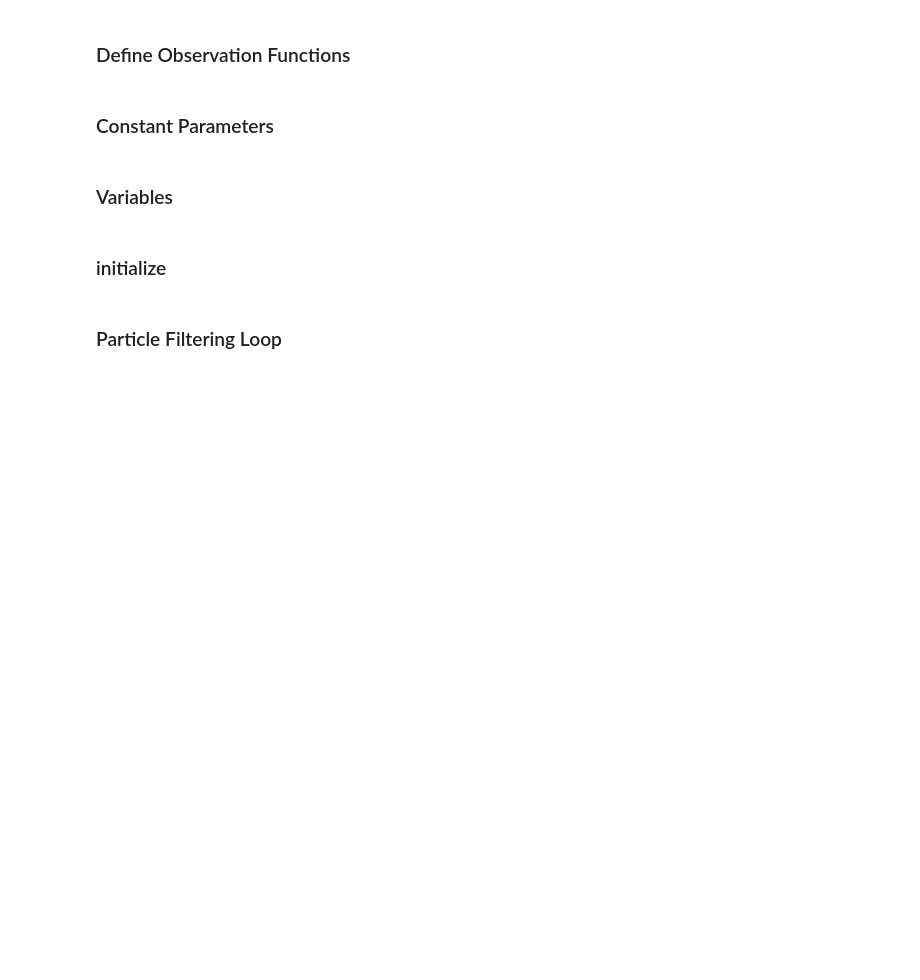
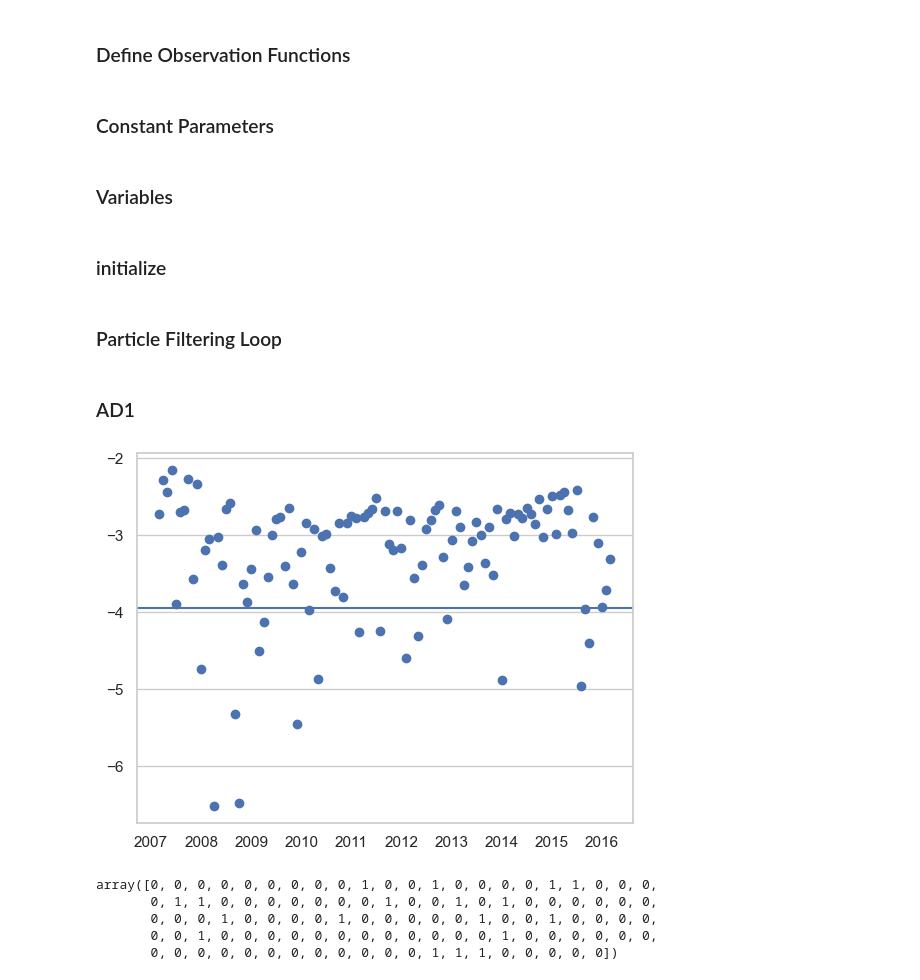
Before and after one commit to zg915/PF-PortfolioStrategies, a Jupyter notebook: SMSV+EMASO.ipynb, the cells around one changed output. Cells and saved outputs as stored; diff of their text form; code cells hidden in the pictures; blank space fills up the shorter version.

Commit message:
Anomaly Detection

```diff
--- a/SMSV+EMASO.ipynb
+++ b/SMSV+EMASO.ipynb
@@ -153,3 +154,25 @@ for t in tqdm(range(1, T, 1)):
     σ_x[t] = p_σ_x[t, sample_indices]
     ϕ_μ[t] = p_ϕ_μ[t, sample_indices]
     σ_μ[t] = p_σ_μ[t, sample_indices]
+# %% [markdown]
+### AD1
+# %%
+# define the log likelihood at time t by l(yt) ≡ log p(yt|Zt) which is approximately calculated with taking log of the right hand side of
+log_likelihood = np.log(np.mean(α, axis=1))
+
+# threshold is set to be about the 5 percentile of {l(yt )}t=6,...,47, which corresponds to the second lowest value in {l(yt )}t=6,...,47.
+threshold = np.sort(log_likelihood[6:48])[1]
+
+plt.scatter(dates[47:], log_likelihood[47:])
+plt.axhline(y=threshold)
+plt.show()
+# if l(yt) takes a lower value than a predetermined threshold at time t, we regard yt as an anomaly.
+AD1 = (log_likelihood[48:] < threshold).astype(int)
+AD1
+# %% [output]
+[figure, added]
+array([0, 0, 0, 0, 0, 0, 0, 0, 0, 1, 0, 0, 1, 0, 0, 0, 0, 1, 1, 0, 0, 0,
+       0, 1, 1, 0, 0, 0, 0, 0, 0, 0, 1, 0, 0, 1, 0, 1, 0, 0, 0, 0, 0, 0,
+       0, 0, 0, 1, 0, 0, 0, 0, 1, 0, 0, 0, 0, 0, 1, 0, 0, 1, 0, 0, 0, 0,
+       0, 0, 1, 0, 0, 0, 0, 0, 0, 0, 0, 0, 0, 0, 0, 1, 0, 0, 0, 0, 0, 0,
+       0, 0, 0, 0, 0, 0, 0, 0, 0, 0, 0, 0, 1, 1, 1, 0, 0, 0, 0, 0])
```
Also changed, not shown: parts of 8 cells of this notebook.
